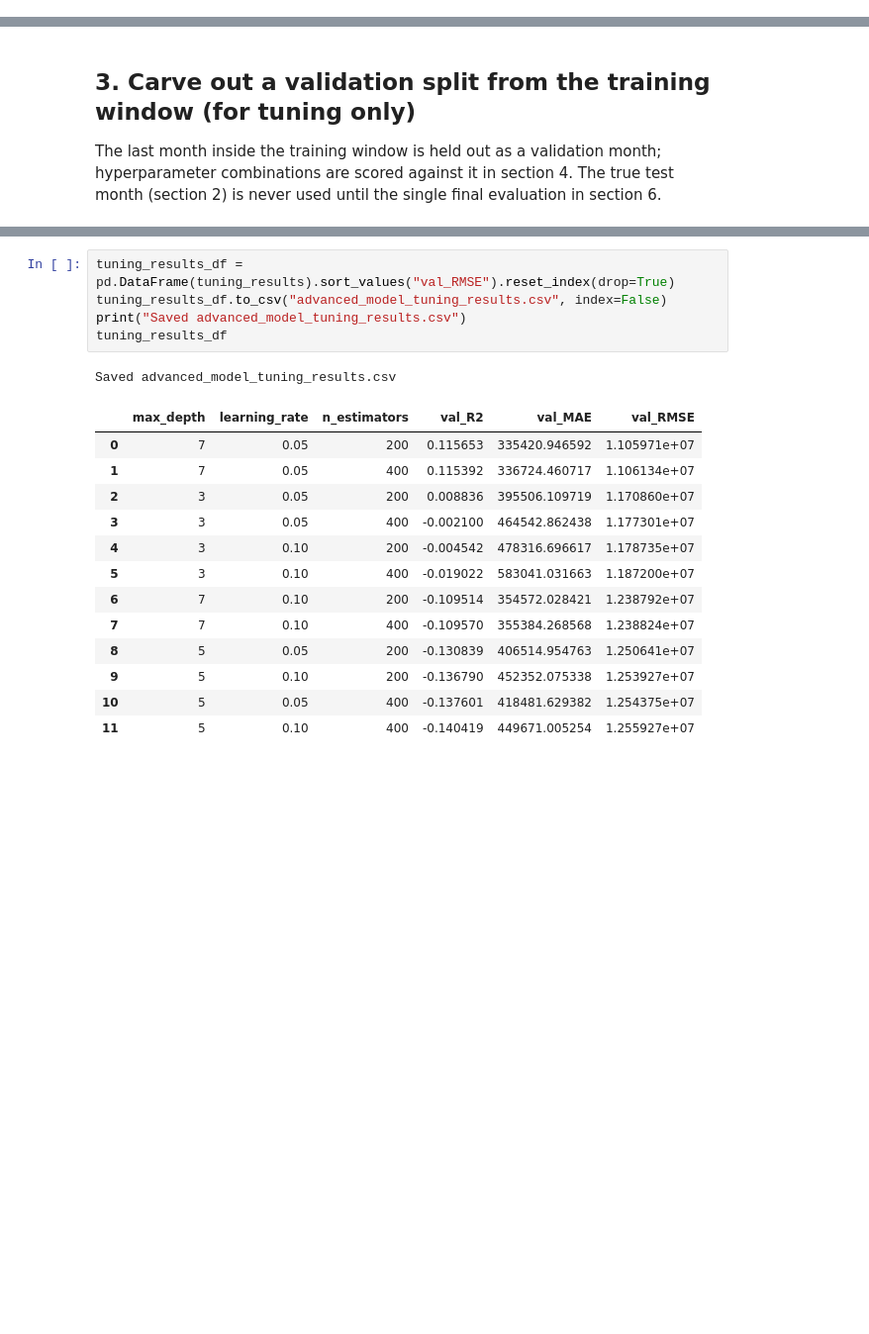
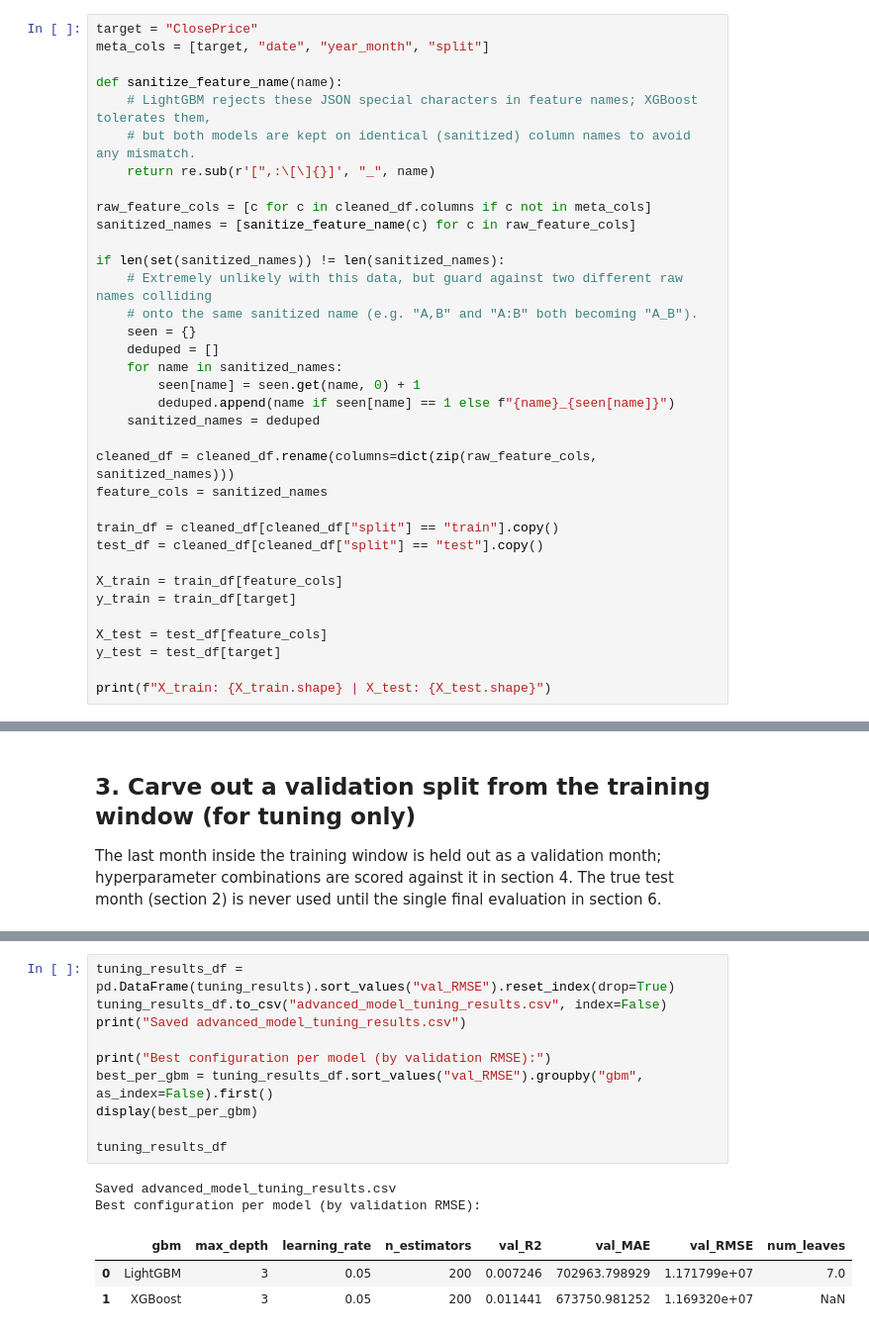
Before and after one commit to jisun129/idx-exchange-project, a Jupyter notebook: notebooks/05_advanced_models.ipynb, the cells around one changed output, grey strips where cells are left out. Shown at 99% size. Saved outputs shown, nothing was run; the diff lists cells and outputs as text; blank space fills up the shorter version.

```diff
--- a/notebooks/05_advanced_models.ipynb
+++ b/notebooks/05_advanced_models.ipynb
@@ -64,0 +59,35 @@ X_train: (59442, 117) | X_test: (12024, 117)
+# %%
+target = "ClosePrice"
+meta_cols = [target, "date", "year_month", "split"]
+
+def sanitize_feature_name(name):
+    # LightGBM rejects these JSON special characters in feature names; XGBoost tolerates them,
+    # but both models are kept on identical (sanitized) column names to avoid any mismatch.
+    return re.sub(r'[",:\[\]{}]', "_", name)
+
+raw_feature_cols = [c for c in cleaned_df.columns if c not in meta_cols]
+sanitized_names = [sanitize_feature_name(c) for c in raw_feature_cols]
+
+if len(set(sanitized_names)) != len(sanitized_names):
+    # Extremely unlikely with this data, but guard against two different raw names colliding
+    # onto the same sanitized name (e.g. "A,B" and "A:B" both becoming "A_B").
+    seen = {}
+    deduped = []
+    for name in sanitized_names:
+        seen[name] = seen.get(name, 0) + 1
+        deduped.append(name if seen[name] == 1 else f"{name}_{seen[name]}")
+    sanitized_names = deduped
+
+cleaned_df = cleaned_df.rename(columns=dict(zip(raw_feature_cols, sanitized_names)))
+feature_cols = sanitized_names
+
+train_df = cleaned_df[cleaned_df["split"] == "train"].copy()
+test_df = cleaned_df[cleaned_df["split"] == "test"].copy()
+
+X_train = train_df[feature_cols]
+y_train = train_df[target]
+
+X_test = test_df[feature_cols]
+y_test = test_df[target]
+
+print(f"X_train: {X_train.shape} | X_test: {X_test.shape}")
@@ -140,20 +201,16 @@ for max_depth, learning_rate, n_estimators in itertools.product(
 # %%
 tuning_results_df = pd.DataFrame(tuning_results).sort_values("val_RMSE").reset_index(drop=True)
 tuning_results_df.to_csv("advanced_model_tuning_results.csv", index=False)
 print("Saved advanced_model_tuning_results.csv")
+
+print("Best configuration per model (by validation RMSE):")
+best_per_gbm = tuning_results_df.sort_values("val_RMSE").groupby("gbm", as_index=False).first()
+display(best_per_gbm)
+
 tuning_results_df
 # %% [output]
 Saved advanced_model_tuning_results.csv
+Best configuration per model (by validation RMSE):
-|  | max_depth | learning_rate | n_estimators | val_R2 | val_MAE | val_RMSE |
-| 0 | 7 | 0.05 | 200 | 0.115653 | 335420.946592 | 1.105971e+07 |
-| 1 | 7 | 0.05 | 400 | 0.115392 | 336724.460717 | 1.106134e+07 |
-| 2 | 3 | 0.05 | 200 | 0.008836 | 395506.109719 | 1.170860e+07 |
-| 3 | 3 | 0.05 | 400 | -0.002100 | 464542.862438 | 1.177301e+07 |
-| 4 | 3 | 0.10 | 200 | -0.004542 | 478316.696617 | 1.178735e+07 |
-| 5 | 3 | 0.10 | 400 | -0.019022 | 583041.031663 | 1.187200e+07 |
-| 6 | 7 | 0.10 | 200 | -0.109514 | 354572.028421 | 1.238792e+07 |
-| 7 | 7 | 0.10 | 400 | -0.109570 | 355384.268568 | 1.238824e+07 |
-| 8 | 5 | 0.05 | 200 | -0.130839 | 406514.954763 | 1.250641e+07 |
-| 9 | 5 | 0.10 | 200 | -0.136790 | 452352.075338 | 1.253927e+07 |
-| 10 | 5 | 0.05 | 400 | -0.137601 | 418481.629382 | 1.254375e+07 |
-| 11 | 5 | 0.10 | 400 | -0.140419 | 449671.005254 | 1.255927e+07 |
+|  | gbm | max_depth | learning_rate | n_estimators | val_R2 | val_MAE | val_RMSE | num_leaves |
+| 0 | LightGBM | 3 | 0.05 | 200 | 0.007246 | 702963.798929 | 1.171799e+07 | 7.0 |
+| 1 | XGBoost | 3 | 0.05 | 200 | 0.011441 | 673750.981252 | 1.169320e+07 | NaN |
```
Also changed, not shown: parts of 23 cells of this notebook, 5 other files.
